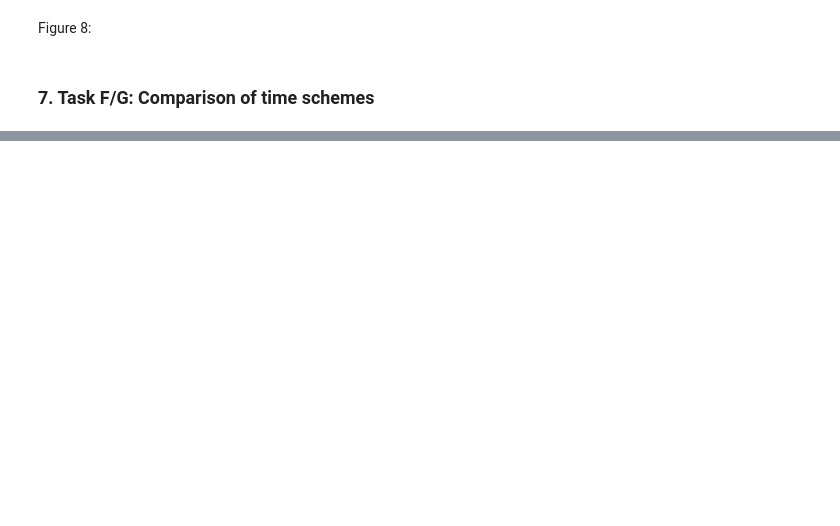
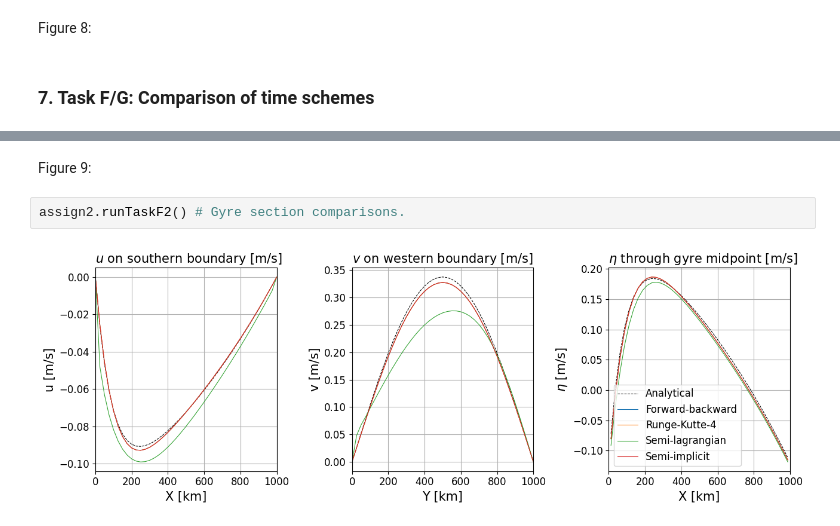
Before and after one commit to mnridao/MTMW14-Assignment-2, a Jupyter notebook: assignment2.ipynb, the cells around one changed output, grey strips where cells are left out. Cells and saved outputs as stored; diff of their text form; blank space fills up the shorter version.

```diff
--- a/assignment2.ipynb
+++ b/assignment2.ipynb
@@ -74,0 +157,6 @@ x
+# %% [markdown]
+Figure 9:
+# %%
+assign2.runTaskF2() # Gyre section comparisons.
+# %% [output]
+[figure, added]
```
Also changed, not shown: parts of 49 cells of this notebook, 6 other files.
